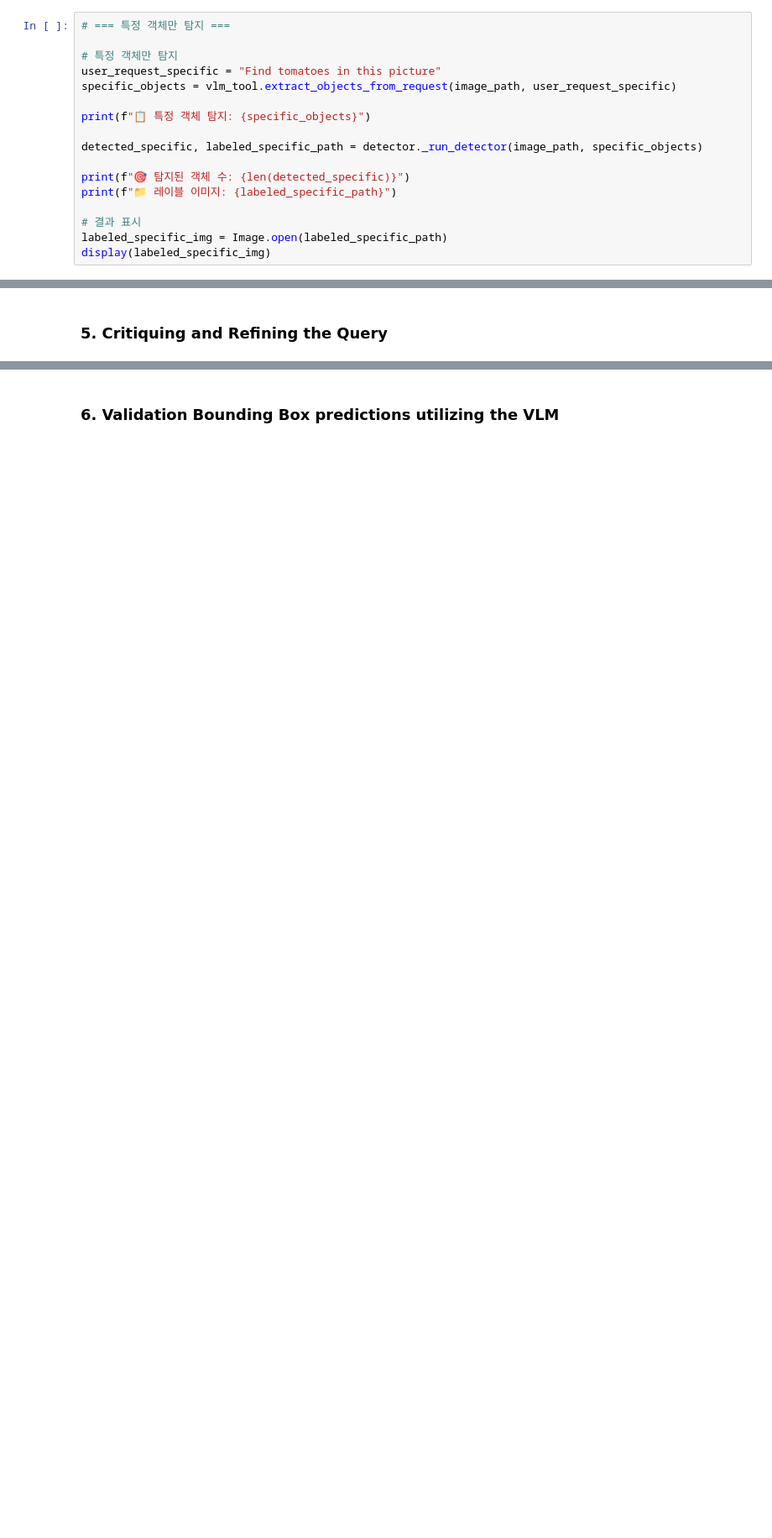
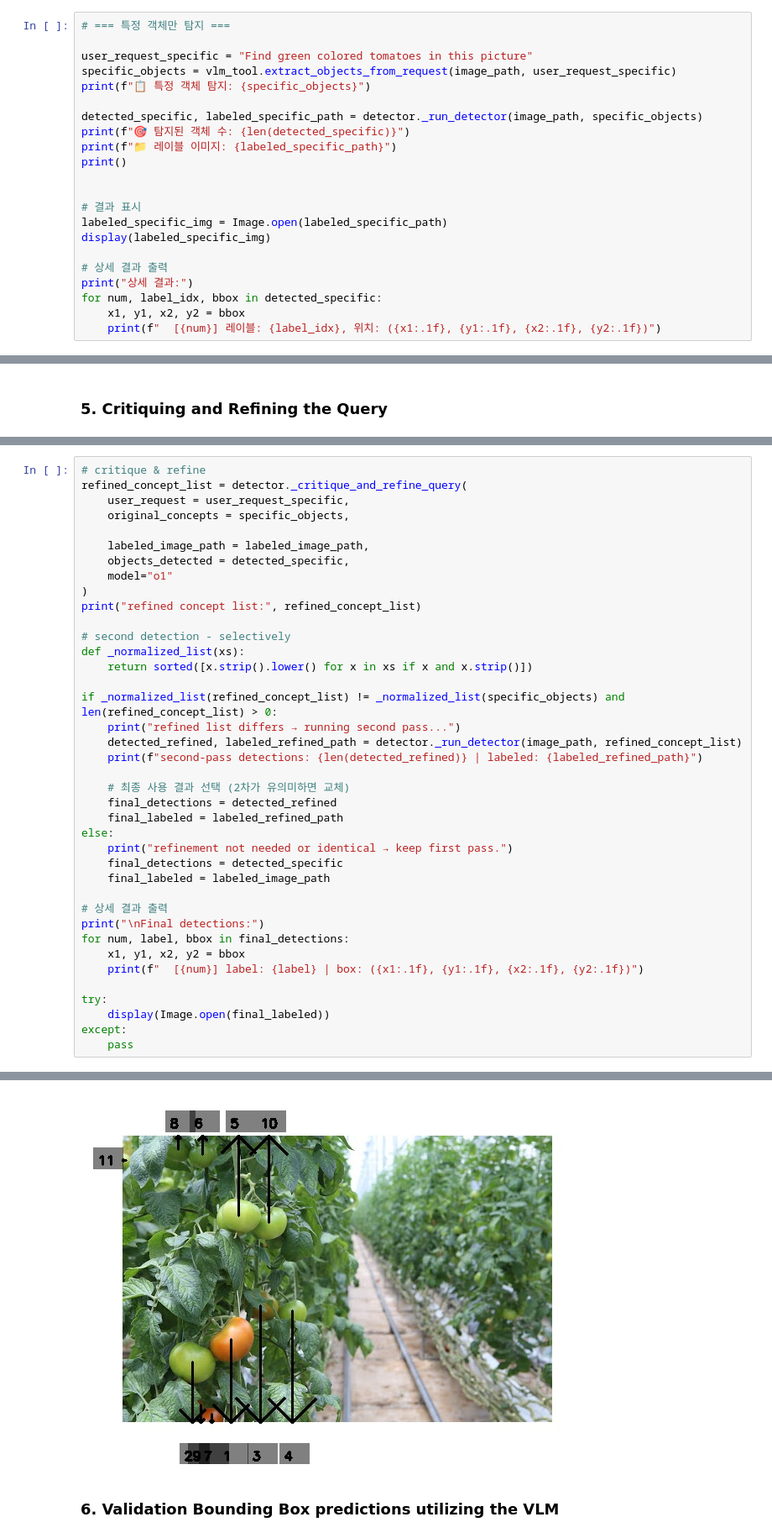
Before and after one commit to hjjjgoh/agentic-object-detection, a Jupyter notebook: notebook/practice.ipynb, the cells around one changed output, grey strips where cells are left out. Shown at 84% size. Cells and saved outputs as stored; diff of their text form; blank space fills up the shorter version.

```diff
--- a/notebook/practice.ipynb
+++ b/notebook/practice.ipynb
@@ -486,18 +482,23 @@ display(labeled_img)
 # %%
 # === 특정 객체만 탐지 ===
 
-# 특정 객체만 탐지
-user_request_specific = "Find tomatoes in this picture"
+user_request_specific = "Find green colored tomatoes in this picture"
 specific_objects = vlm_tool.extract_objects_from_request(image_path, user_request_specific)
-
 print(f"📋 특정 객체 탐지: {specific_objects}")
 
 detected_specific, labeled_specific_path = detector._run_detector(image_path, specific_objects)
-
 print(f"🎯 탐지된 객체 수: {len(detected_specific)}")
 print(f"📁 레이블 이미지: {labeled_specific_path}")
+print()
+
 
 # 결과 표시
 labeled_specific_img = Image.open(labeled_specific_path)
 display(labeled_specific_img)
+
+# 상세 결과 출력
+print("상세 결과:")
+for num, label_idx, bbox in detected_specific:
+    x1, y1, x2, y2 = bbox
+    print(f"  [{num}] 레이블: {label_idx}, 위치: ({x1:.1f}, {y1:.1f}, {x2:.1f}, {y2:.1f})")
 # %% [output]
@@ -511,0 +656,40 @@ display(labeled_specific_img)
+# %%
+# critique & refine
+refined_concept_list = detector._critique_and_refine_query(
+    user_request = user_request_specific,
+    original_concepts = specific_objects,
+
+    labeled_image_path = labeled_image_path,
+    objects_detected = detected_specific,
+    model="o1"
+)
+print("refined concept list:", refined_concept_list)
+
+# second detection - selectively
+def _normalized_list(xs):
+    return sorted([x.strip().lower() for x in xs if x and x.strip()])
+
+if _normalized_list(refined_concept_list) != _normalized_list(specific_objects) and len(refined_concept_list) > 0:
+    print("refined list differs → running second pass...")
+    detected_refined, labeled_refined_path = detector._run_detector(image_path, refined_concept_list)
+    print(f"second-pass detections: {len(detected_refined)} | labeled: {labeled_refined_path}")
+
+    # 최종 사용 결과 선택 (2차가 유의미하면 교체)
+    final_detections = detected_refined
+    final_labeled = labeled_refined_path
+else:
+    print("refinement not needed or identical → keep first pass.")
+    final_detections = detected_specific
+    final_labeled = labeled_image_path
+
+# 상세 결과 출력
+print("\nFinal detections:")
+for num, label, bbox in final_detections:
+    x1, y1, x2, y2 = bbox
+    print(f"  [{num}] label: {label} | box: ({x1:.1f}, {y1:.1f}, {x2:.1f}, {y2:.1f})")
+
+try:
+    display(Image.open(final_labeled))
+except:
+    pass
+# %% [output]
@@ -512,2 +712,3 @@ display(labeled_specific_img)
+[figure, added]
 # %% [markdown]
 ### 6. Validation Bounding Box predictions utilizing the VLM
```
Also changed, not shown: parts of 9 cells of this notebook.
